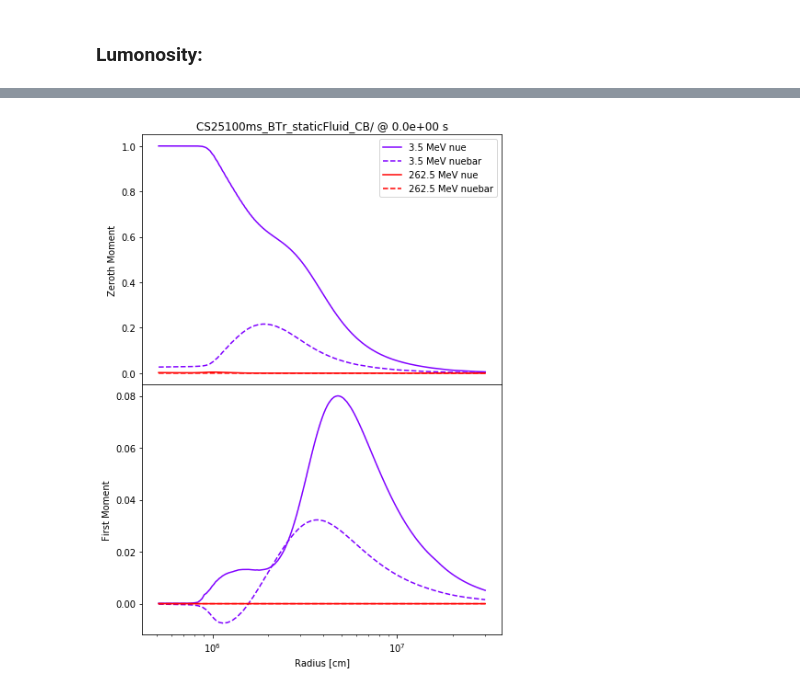
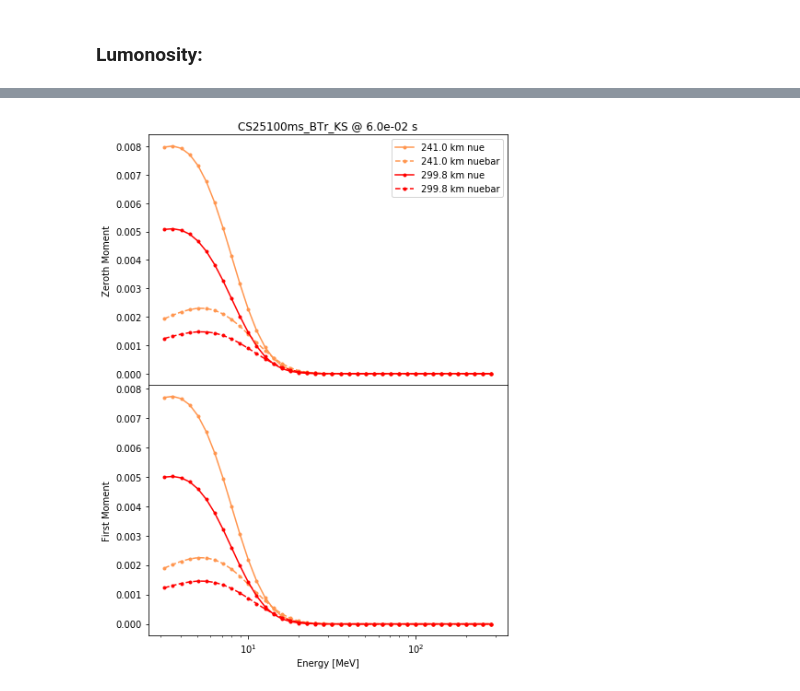
Before and after one commit to ranchu1/Analysis_FLASH, a Jupyter notebook: unitTests/1-[Details_OneFile]1D.ipynb, the cells around one changed output, grey strips where cells are left out. Saved outputs shown, nothing was run; the diff lists cells and outputs as text; code cells hidden in the pictures.

```diff
--- a/unitTests/1-[Details_OneFile]1D.ipynb
+++ b/unitTests/1-[Details_OneFile]1D.ipynb
@@ -4,10 +4,10 @@
 and `Filenamebase` if needed
 # %%
 BaseDir    = '/Users/ranchu/FLASHOR/Movies_n_Data/dele_1D_2S/Chimera_S25_100ms_Fluid/'
-ProblemDir = 'CS25100ms_BTr_staticFluid_CB/' # will be used as title
-OptionDir  = '80X16E_1_33_LS220'
+ProblemDir = 'CS25100ms_BTr_KS' # will be used as title
+OptionDir  = '/48X40E_1_12_LS220'
 
-FileIndex       = [0] # need to be a list
+FileIndex       = [600] # need to be a list
 nSpecies        = 2
 
 # default
@@ -160,36 +205,38 @@ plt.show()
 # %%
-# Lowest energetic & Highest energetic J / H vs Radius
-iEs = [0, len(Energy[0])-1]
+# J / H in spectrum for given radius
+iXs = [int(len(Radius[0])*0.8),len(Radius[0])-1]
 
 %matplotlib inline
 import matplotlib.pyplot as plt
 import matplotlib.cm as cm
 import numpy as np
 
 LineType     = ['solid','dashed']
 labels = ['nue','nuebar']
 
-colors = cm.rainbow(np.linspace(0, 1, len(Energy[0])))
+colors = cm.rainbow(np.linspace(0, 1, len(Radius[0])))
 
 fig, axs = plt.subplots(2, sharex=True, sharey=False, gridspec_kw={'hspace': 0},\
                        figsize=(7, 10))
 
-for iE1 in iEs:
+for iX in iXs:
     for iS in range(nSpecies):
-        axs[0].plot(Radius[0],ZerothMoment[0][iS][:,iE1],\
-                    linestyle=LineType[iS],color=colors[iE1],\
-                    label= '%.1f MeV '%(Energy[0][iE1])+labels[iS])
-        axs[1].plot(Radius[0],FirstMoment[0][iS][:,iE1],\
-                    linestyle=LineType[iS],color=colors[iE1],\
-                    label= '%.1f MeV '%(Energy[0][iE1])+labels[iS])
+        axs[0].plot(Energy[0],ZerothMoment[0][iS][iX,:],\
+                    linestyle=LineType[iS],color=colors[iX],\
+                    marker='.',\
+                    label= '%.1f km '%(Radius[0][iX]*1.0e-5)+labels[iS])
+        axs[1].plot(Energy[0],FirstMoment[0][iS][iX,:],\
+                    linestyle=LineType[iS],color=colors[iX],\
+                    marker='.',\
+                    label= '%.1f km '%(Radius[0][iX]*1.0e-5)+labels[iS])
 
 axs[0].set_ylabel('Zeroth Moment')
 axs[1].set_ylabel('First Moment')
-axs[1].set_xlabel('Radius [cm]')
+axs[1].set_xlabel('Energy [MeV]')
 axs[1].set_xscale('log')
 axs[0].legend(loc='best')
 
 axs[0].set_title(ProblemDir+' @ {:.1e} s'.format(Times[0]))
 plt.show()
 # %% [output]
-[figure, old version]
+[figure, new version]
```
Also changed, not shown: parts of 7 cells of this notebook.
